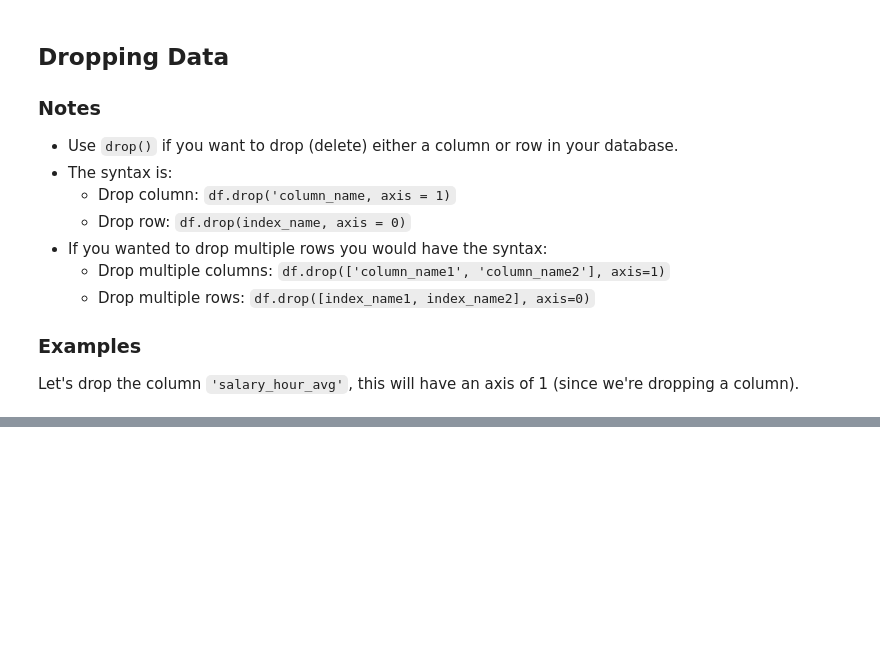
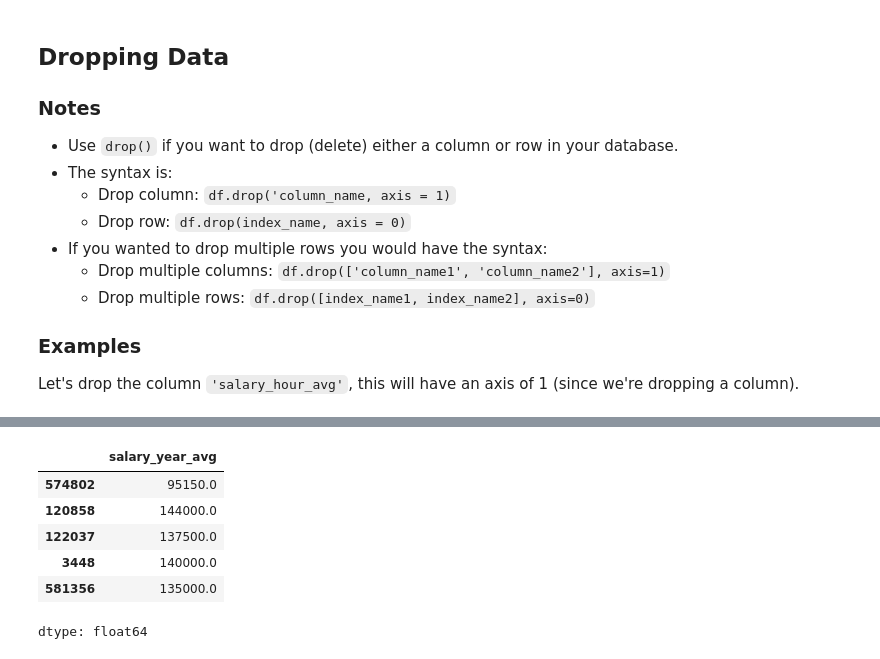
Before and after one commit to Shubham11122/Python-practice, a Jupyter notebook: 4_Problems/1_23_Pandas Intro.ipynb, the cells around one changed output, grey strips where cells are left out. Cells and saved outputs as stored; diff of their text form; code cells hidden in the pictures; blank space fills up the shorter version.

```diff
--- a/4_Problems/1_23_Pandas Intro.ipynb
+++ b/4_Problems/1_23_Pandas Intro.ipynb
@@ -588,0 +668,14 @@ Let's drop the column `'salary_hour_avg'`, this will have an axis of 1 (since we
+# %%
+df.dropna(subset=['salary_year_avg'], inplace=True)
+# %%
+df = df[df['salary_year_avg'].notna()]
+# %%
+df.salary_year_avg.head()
+# %% [output]
+|  | salary_year_avg |
+| 574802 | 95150.0 |
+| 120858 | 144000.0 |
+| 122037 | 137500.0 |
+| 3448 | 140000.0 |
+| 581356 | 135000.0 |
+dtype: float64
```
Also changed, not shown: parts of 6 cells of this notebook.
